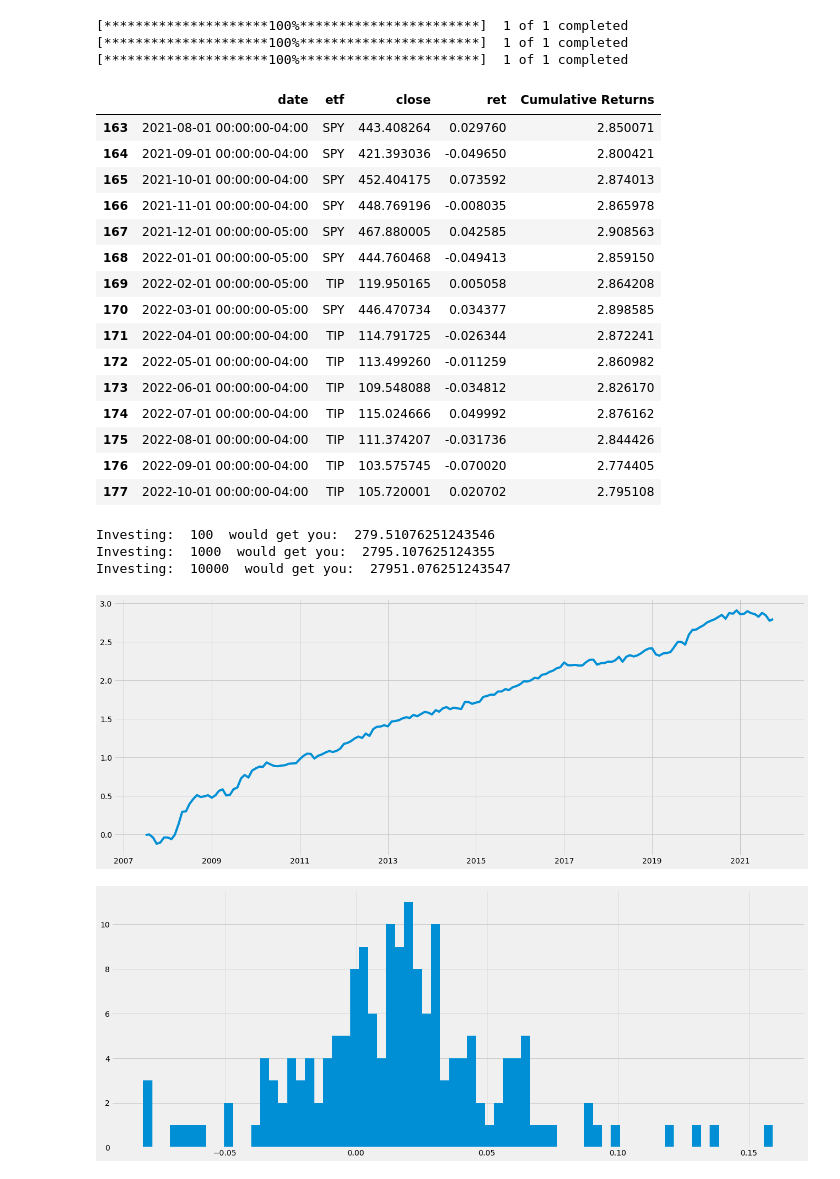
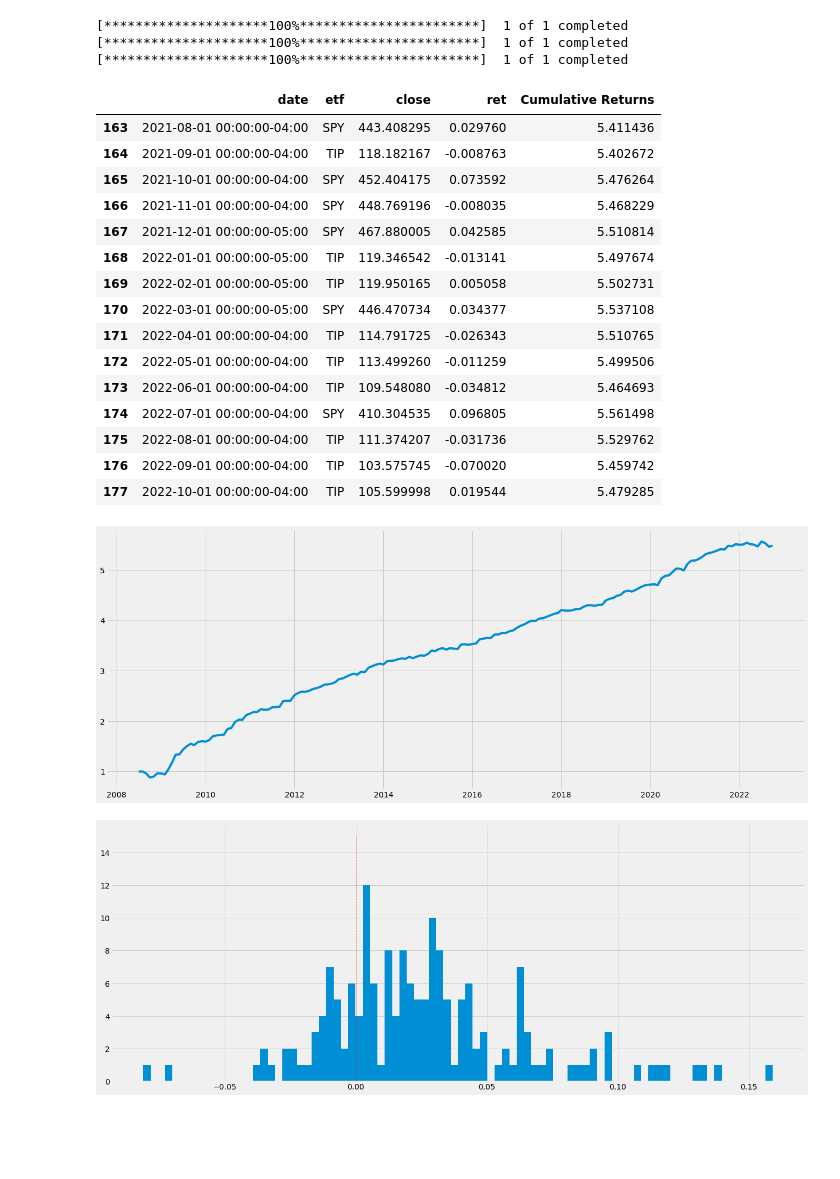
Before and after one commit to colantuono/active-asset-allocation, a Jupyter notebook: adm-test.ipynb, the cells around one changed output. Saved outputs shown, nothing was run; the diff lists cells and outputs as text; code cells hidden in the pictures; blank space fills up the shorter version.

```diff
--- a/adm-test.ipynb
+++ b/adm-test.ipynb
@@ -33,9 +33,9 @@ def funcMomentum(data, momentum='simple'):
     composite = (12*(data['Adj Close']/data['shift1']-1)) + (4*(data['Adj Close']/data['shift3']-1)) + (2*(data['Adj Close']/data['shift6']-1))
     simple = ((data['Adj Close']/data['shift6']-1))
     if momentum == 'composite':
-        data['momentum'] = composite
+        data['momentum'] = composite # composite weighted  1,3,6 periods return formula
     else:
-        data['momentum'] = simple
+        data['momentum'] = simple # simple 6 periods return formula
     return data
 
 def acceleratingDualMomentum(interval='1MO', stocks=["spy","scz","tip"], momentum='simple'):
@@ -57,7 +57,7 @@ def acceleratingDualMomentum(interval='1MO', stocks=["spy","scz","tip"], momentu
 
     ## ETF Picking
     etf = []
-    ret = []
+    ret = [1]
     close = []
     for i in range(0, len(date)):
         if ((spy_data2['momentum'].iloc[i] > scz_data['momentum'].iloc[i]) & (spy_data2['momentum'].iloc[i] > 0)):
@@ -74,11 +74,20 @@ def acceleratingDualMomentum(interval='1MO', stocks=["spy","scz","tip"], momentu
             close.append(tip_data2['Adj Close'].iloc[i])
 
     ## Returns
-    ret_data = {'date':date, 'etf':etf, 'close':close, 'ret':ret, 'Cumulative Returns':np.cumsum(ret)}
+    cumulative_rets = list(np.cumsum(ret))
+    ret.pop(0)
+    cumulative_rets.pop(0)
+    ret_data = {'date':date, 'etf':etf, 'close':close, 'ret':ret, 'Cumulative Returns':cumulative_rets}
     returns = pd.DataFrame(data=ret_data)
     return returns
+
+def sharpeRatio(mean, interest, stdev):
+    return (mean - interest) / stdev
+
+def CAGR(last_value, first_value, years):
+    return ((last_value/first_value)**(1/years)-1)
 # %%
-monthly = acceleratingDualMomentum(interval='1MO', momentum='simple')
+monthly = acceleratingDualMomentum(interval='1MO', momentum='composite')
 # daily = acceleratingDualMomentum(interval='1D', momentum='simple')#'composite'
 # %% [output]
 [*********************100%***********************]  1 of 1 completed
@@ -90,28 +99,21 @@ monthly = acceleratingDualMomentum(interval='1MO', momentum='simple')
 monthly.tail(15)
 # %% [output]
 |  | date | etf | close | ret | Cumulative Returns |
-| 163 | 2021-08-01 00:00:00-04:00 | SPY | 443.408264 | 0.029760 | 2.850071 |
-| 164 | 2021-09-01 00:00:00-04:00 | SPY | 421.393036 | -0.049650 | 2.800421 |
-| 165 | 2021-10-01 00:00:00-04:00 | SPY | 452.404175 | 0.073592 | 2.874013 |
-| 166 | 2021-11-01 00:00:00-04:00 | SPY | 448.769196 | -0.008035 | 2.865978 |
-| 167 | 2021-12-01 00:00:00-05:00 | SPY | 467.880005 | 0.042585 | 2.908563 |
-| 168 | 2022-01-01 00:00:00-05:00 | SPY | 444.760468 | -0.049413 | 2.859150 |
-| 169 | 2022-02-01 00:00:00-05:00 | TIP | 119.950165 | 0.005058 | 2.864208 |
-| 170 | 2022-03-01 00:00:00-05:00 | SPY | 446.470734 | 0.034377 | 2.898585 |
-| 171 | 2022-04-01 00:00:00-04:00 | TIP | 114.791725 | -0.026344 | 2.872241 |
-| 172 | 2022-05-01 00:00:00-04:00 | TIP | 113.499260 | -0.011259 | 2.860982 |
-| 173 | 2022-06-01 00:00:00-04:00 | TIP | 109.548088 | -0.034812 | 2.826170 |
-| 174 | 2022-07-01 00:00:00-04:00 | TIP | 115.024666 | 0.049992 | 2.876162 |
-| 175 | 2022-08-01 00:00:00-04:00 | TIP | 111.374207 | -0.031736 | 2.844426 |
-| 176 | 2022-09-01 00:00:00-04:00 | TIP | 103.575745 | -0.070020 | 2.774405 |
-| 177 | 2022-10-01 00:00:00-04:00 | TIP | 105.720001 | 0.020702 | 2.795108 |
+| 163 | 2021-08-01 00:00:00-04:00 | SPY | 443.408295 | 0.029760 | 5.411436 |
+| 164 | 2021-09-01 00:00:00-04:00 | TIP | 118.182167 | -0.008763 | 5.402672 |
+| 165 | 2021-10-01 00:00:00-04:00 | SPY | 452.404175 | 0.073592 | 5.476264 |
+| 166 | 2021-11-01 00:00:00-04:00 | SPY | 448.769196 | -0.008035 | 5.468229 |
+| 167 | 2021-12-01 00:00:00-05:00 | SPY | 467.880005 | 0.042585 | 5.510814 |
+| 168 | 2022-01-01 00:00:00-05:00 | TIP | 119.346542 | -0.013141 | 5.497674 |
+| 169 | 2022-02-01 00:00:00-05:00 | TIP | 119.950165 | 0.005058 | 5.502731 |
+| 170 | 2022-03-01 00:00:00-05:00 | SPY | 446.470734 | 0.034377 | 5.537108 |
+| 171 | 2022-04-01 00:00:00-04:00 | TIP | 114.791725 | -0.026343 | 5.510765 |
+| 172 | 2022-05-01 00:00:00-04:00 | TIP | 113.499260 | -0.011259 | 5.499506 |
+| 173 | 2022-06-01 00:00:00-04:00 | TIP | 109.548080 | -0.034812 | 5.464693 |
+| 174 | 2022-07-01 00:00:00-04:00 | SPY | 410.304535 | 0.096805 | 5.561498 |
+| 175 | 2022-08-01 00:00:00-04:00 | TIP | 111.374207 | -0.031736 | 5.529762 |
+| 176 | 2022-09-01 00:00:00-04:00 | TIP | 103.575745 | -0.070020 | 5.459742 |
+| 177 | 2022-10-01 00:00:00-04:00 | TIP | 105.599998 | 0.019544 | 5.479285 |
-# %%
-for i in [100,1000,10000]:
-    print('Investing: ',i ,' would get you: ', i * monthly['Cumulative Returns'].iloc[-1])
-# %% [output]
-Investing:  100  would get you:  279.51076251243546
-Investing:  1000  would get you:  2795.107625124355
-Investing:  10000  would get you:  27951.076251243547
 # %%
 plt.figure(figsize=(20,8))
 # plt.plot(weekly['date'], weekly['Cumulative Returns']*100);
@@ -119,9 +121,10 @@ plt.figure(figsize=(20,8))
 plt.plot(monthly['date'], monthly['Cumulative Returns']);
 # plt.plot(monthly['date'], monthly['ret']);
 # %% [output]
-[figure, old version]
+[figure, new version]
 # %%
 plt.figure(figsize=(20,8))
-plt.hist(monthly['ret'], bins=70);
+plt.vlines(0, 0, 15, color='r', linestyle='dashed', linewidth=1)
+plt.hist(monthly['ret'], bins=int(len(monthly['ret'])/2));
 # %% [output]
-[figure, old version]
+[figure, new version]
```
Also changed, not shown: parts of 7 cells of this notebook.
